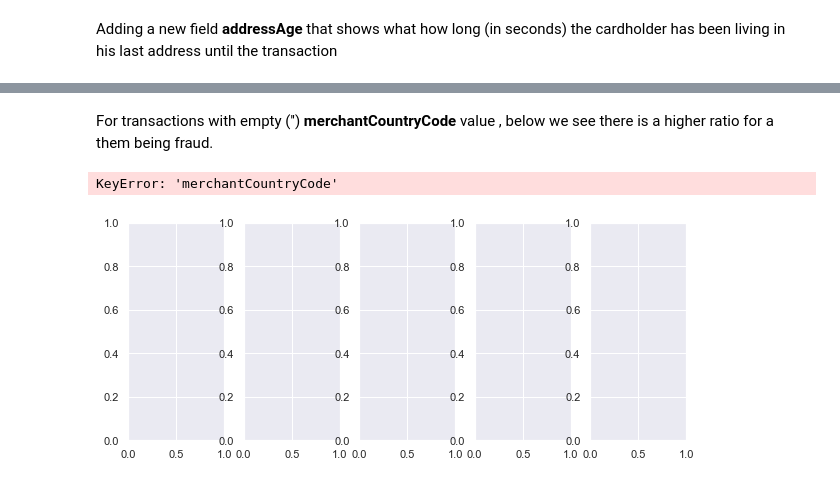
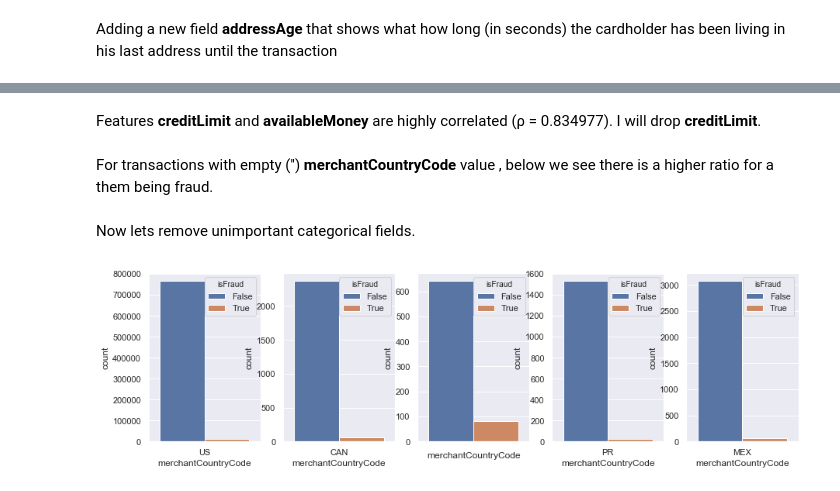
Before and after one commit to sami001/credit-transaction-fraud-detection, a Jupyter notebook: DataScienceChallenge-CardTransactions.ipynb, the cells around one changed output, grey strips where cells are left out. Cells and saved outputs as stored; diff of their text form; code cells hidden in the pictures.

```diff
--- a/DataScienceChallenge-CardTransactions.ipynb
+++ b/DataScienceChallenge-CardTransactions.ipynb
@@ -195,0 +231,15 @@ df.drop(columns=['echoBuffer', 'merchantCity', 'merchantState', 'merchantZip', '
+# %%
+duplicateColumnNames = set()
+# Iterate over all the columns in dataframe
+for x in range(df.shape[1]):
+    # Select column at xth index.
+    col = df.iloc[:, x]
+    # Iterate over all the columns in DataFrame from (x+1)th index till end
+    for y in range(x + 1, df.shape[1]):
+        # Select column at yth index.
+        otherCol = df.iloc[:, y]
+        # Check if two columns at x 7 y index are equal
+        if col.equals(otherCol):
+            duplicateColumnNames.add(df.columns.values[y])
+duplicateColumnNames = list(duplicateColumnNames)
+duplicateColumnNames
@@ -196,3 +250,5 @@ df.drop(columns=['echoBuffer', 'merchantCity', 'merchantState', 'merchantZip', '
+# %%
+df.drop(columns=duplicateColumnNames, axis=1, inplace=True)
 # %% [markdown]
 Adding a new field **CVVmatched** that shows if entered CVV matched with original CVV
 # %%
@@ -223,16 +282,22 @@ corr.style.background_gradient(cmap='coolwarm')
 | CVVmatched | -0.000582796 | 0.00298763 | 0.0013426 | 0.00322084 | 0.00011312 | -0.0100058 | ... |
 | accountAge | -0.0210275 | 0.0205363 | -0.0615497 | -0.0819927 | 0.00121994 | -0.0058991 | ... |
 | addressAge | 0.0415915 | 0.0137109 | -0.0624685 | -0.169767 | 0.00101405 | -0.00593282 | ... |
+# %% [markdown]
+Features **creditLimit** and **availableMoney** are highly correlated (ρ = 0.834977). I will drop **creditLimit**.
+# %%
+df.drop(columns=['creditLimit'], axis=1, inplace=True)
 # %% [markdown]
 For transactions with empty ('') **merchantCountryCode** value , below we see there is a higher ratio for a them being fraud.
+# %% [markdown]
+Now lets remove unimportant categorical fields.
+# %%
+df.drop(columns=['currentExpDate','merchantName', 'accountOpenDate',  'cardLast4Digits',  'dateOfLastAddressChange', 'transactionDateTime', 'accountNumber', 'cardCVV', 'enteredCVV'], axis=1, inplace=True)
 # %%
 fig, ax = plt.subplots(1, 5)
+sns.set(rc={'figure.figsize':(15, 4)})
 
 for index, value in enumerate(df['merchantCountryCode'].unique()):
-    sns.set(rc={'figure.figsize':(10, 4)})
     sns.countplot(x='merchantCountryCode', hue='isFraud', data=df[df['merchantCountryCode']== value], ax=ax[index])
-
 fig.show()
 # %% [output]
-KeyError: 'merchantCountryCode'
-[figure, old version]
+[figure, new version]
```
Also changed, not shown: parts of 31 cells of this notebook.
